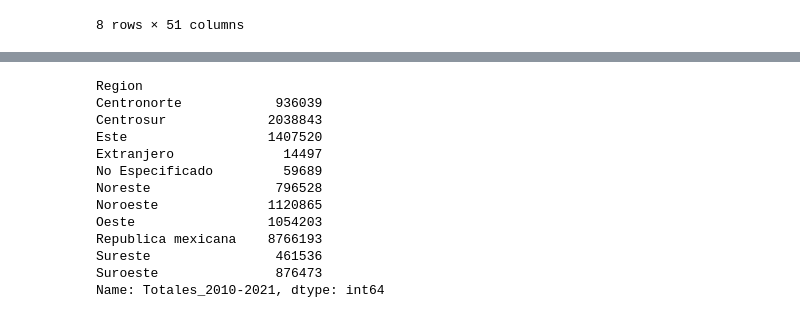
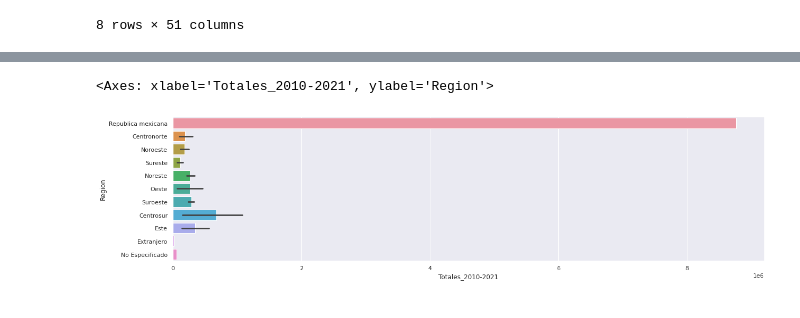
Before and after one commit to ReipasMerenneito/ReipasMerenneito, a Jupyter notebook: Defunciones_Totales_INEGI.ipynb, the cells around one changed output, grey strips where cells are left out. Cells and saved outputs as stored; diff of their text form; code cells hidden in the pictures.

```diff
--- a/Defunciones_Totales_INEGI.ipynb
+++ b/Defunciones_Totales_INEGI.ipynb
@@ -292,16 +256,0 @@ for name in col_name:
-# %%
-total_df.groupby('Region')['Totales_2010-2021'].sum()#.plot(figsize=(20,5))
-# %% [output]
-Region
-Centronorte            936039
-Centrosur             2038843
-Este                  1407520
-Extranjero              14497
-No Especificado         59689
-Noreste                796528
-Noroeste              1120865
-Oeste                 1054203
-Republica mexicana    8766193
-Sureste                461536
-Suroeste               876473
-Name: Totales_2010-2021, dtype: int64
@@ -307,0 +272,5 @@ Name: Totales_2010-2021, dtype: int64
+# %%
+sns.barplot(x=total_df['Totales_2010-2021'], y=total_df['Region'])
+# %% [output]
+<Axes: xlabel='Totales_2010-2021', ylabel='Region'>
+[figure, added]
```
Also changed, not shown: parts of 16 cells of this notebook.
